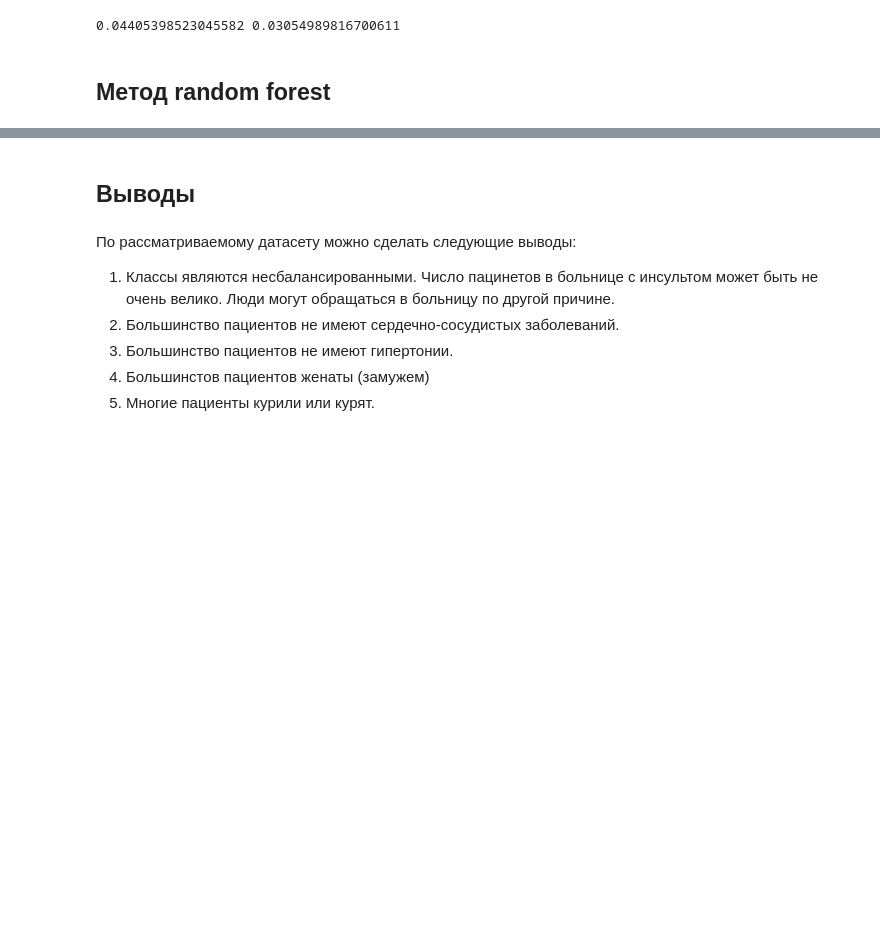
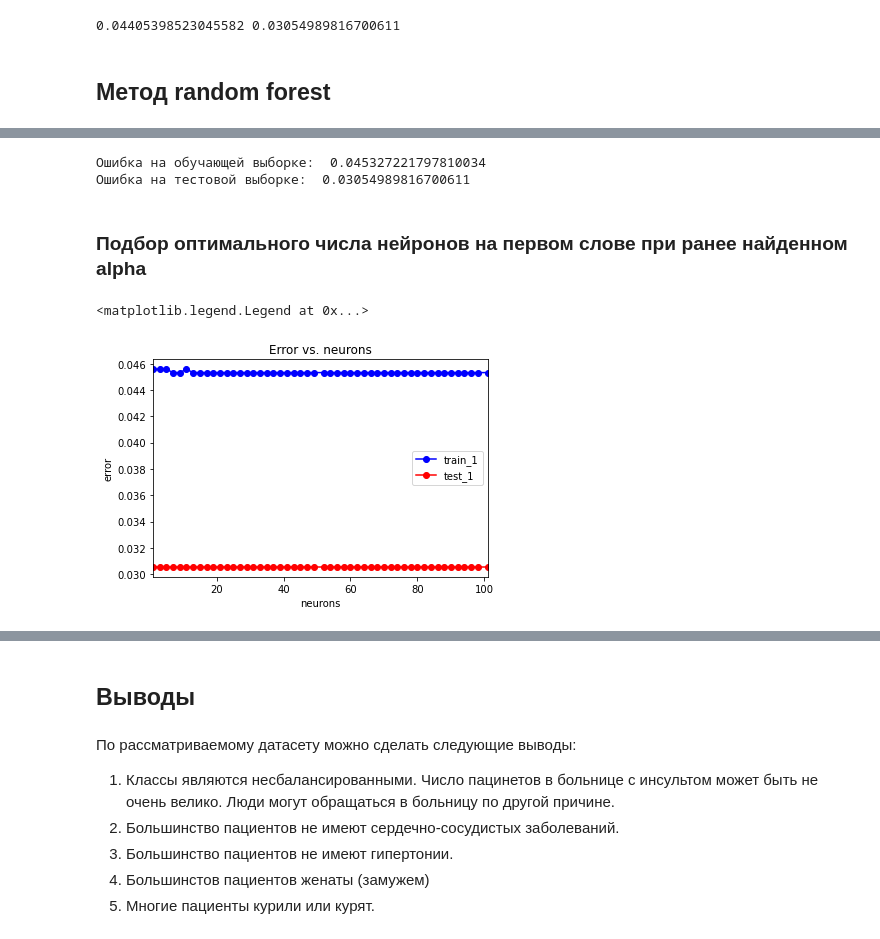
Before and after one commit to hrewhwreh/MachineLearningUNN, a Jupyter notebook: Home Task 1.ipynb, the cells around one changed output, grey strips where cells are left out. Saved outputs shown, nothing was run; the diff lists cells and outputs as text; code cells hidden in the pictures; blank space fills up the shorter version.

```diff
--- a/Home Task 1.ipynb
+++ b/Home Task 1.ipynb
@@ -289,0 +350,44 @@ print(err_train, err_test)
+# %%
+mlp_model = MLPClassifier(alpha = alpha_opt, hidden_layer_sizes = (100,),
+                          solver = 'lbfgs', activation = 'logistic', random_state = 42)
+mlp_model.fit(x_train, y_train)
+
+y_train_pred = mlp_model.predict(x_train)
+y_test_pred = mlp_model.predict(x_test)
+print("Ошибка на обучающей выборке: ", np.mean(y_train != y_train_pred))
+print("Ошибка на тестовой выборке: ", np.mean(y_test != y_test_pred))
+# %% [output]
+Ошибка на обучающей выборке:  0.045327221797810034
+Ошибка на тестовой выборке:  0.03054989816700611
+# %% [markdown]
+### Подбор оптимального числа нейронов на первом слове при ранее найденном alpha
+# %%
+alpha_arr = np.linspace(1, 101, 50).astype(int)
+test_err = []
+train_err = []
+train_acc = []
+test_acc = []
+
+for alpha in alpha_arr:
+    mlp_model = MLPClassifier(alpha = alpha_opt, hidden_layer_sizes = (alpha,),
+                              solver = 'lbfgs', activation = 'logistic', max_iter=1000, random_state = 42)
+    mlp_model.fit(x_train, y_train)
+
+    y_train_pred = mlp_model.predict(x_train)
+    y_test_pred = mlp_model.predict(x_test)
+
+    train_err.append(np.mean(y_train != y_train_pred))
+    test_err.append(np.mean(y_test != y_test_pred))
+    train_acc.append(accuracy_score(y_train, y_train_pred))
+    test_acc.append(accuracy_score(y_test, y_test_pred))
+# %%
+plt.plot(alpha_arr, train_err, 'b-o', label = 'train_1')
+plt.plot(alpha_arr, test_err, 'r-o', label = 'test_1')
+plt.xlim([np.min(alpha_arr), np.max(alpha_arr)])
+plt.title('Error vs. neurons')
+plt.xlabel('neurons')
+plt.ylabel('error')
+plt.legend()
+# %% [output]
+<matplotlib.legend.Legend at 0x...>
+[figure, added]
```
Also changed, not shown: parts of 20 cells of this notebook.
